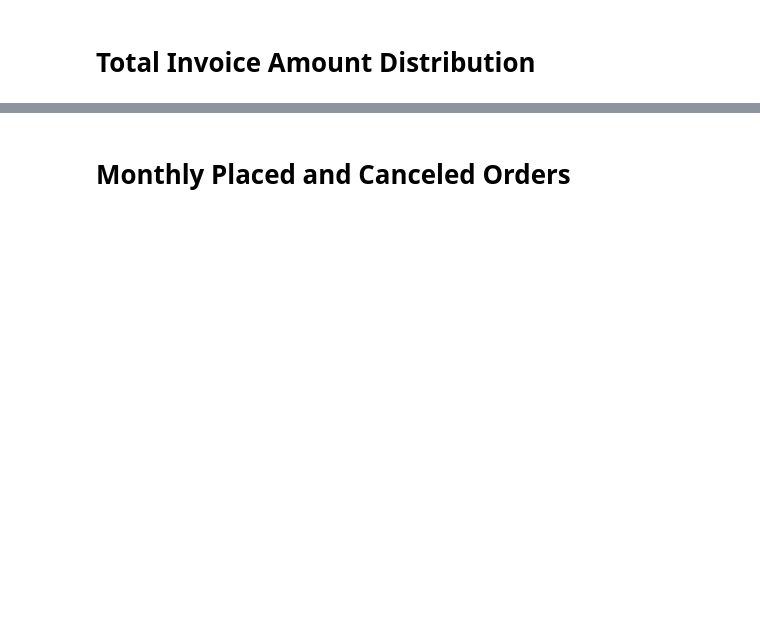
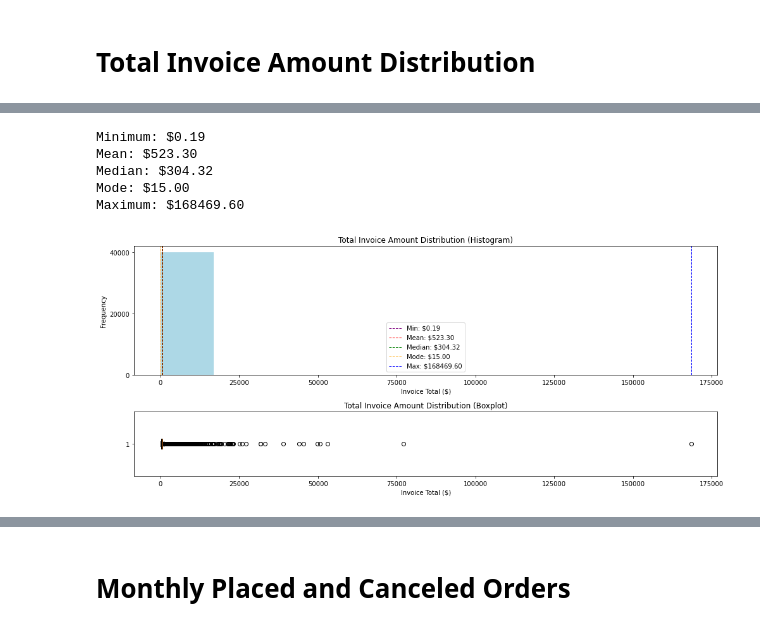
Before and after one commit to jarviscanada/jarvis_data_eng_CurtisLopes, a Jupyter notebook: python_data_analytics/retail_data_analytics_wrangling.ipynb, the cells around one changed output, grey strips where cells are left out. Cells and saved outputs as stored; diff of their text form; code cells hidden in the pictures; blank space fills up the shorter version.

Commit message:
Updating retail_data_analytics_wrangling

```diff
--- a/python_data_analytics/retail_data_analytics_wrangling.ipynb
+++ b/python_data_analytics/retail_data_analytics_wrangling.ipynb
@@ -139,0 +138,69 @@ retail_df.head()
+# %%
+# Write your code in one or more cells (please remove this line from your notebook)
+# Calcultate item-level total
+retail_df['item_total'] = retail_df['quantity'] * retail_df['unit_price']
+
+# Groupt by invoice number to calculate invoice total
+invoice_totals = retail_df.groupby('invoice_no')['item_total'].sum().reset_index()
+
+# Rename
+invoice_totals.rename(columns={'item_total': 'invoice_total'}, inplace=True)
+
+# Remove invoices with negative or zero totals
+invoice_totals = invoice_totals[invoice_totals['invoice_total'] > 0]
+
+# Basic data
+min_val = invoice_totals['invoice_total'].min()
+max_val = invoice_totals['invoice_total'].max()
+mean_val = invoice_totals['invoice_total'].mean()
+median_val = invoice_totals['invoice_total'].median()
+mode_val = invoice_totals['invoice_total'].mode()[0]
+
+# Format each value to exactly 2 decimal places as strings
+formatted_stats = {
+    "Minimum": f"{min_val:.2f}",
+    "Mean": f"{mean_val:.2f}",
+    "Median": f"{median_val:.2f}",
+    "Mode": f"{mode_val:.2f}",
+    "Maximum": f"{max_val:.2f}",
+}
+
+# Display
+for stat, value in formatted_stats.items():
+    print(f"{stat}: ${value}")
+
+
+# Graphs
+import matplotlib.pyplot as plt
+
+# Set up the figure
+fig, axes = plt.subplots(2, 1, figsize=(14, 6), gridspec_kw={'height_ratios': [2, 1]})
+
+# Histogram
+axes[0].hist(invoice_totals['invoice_total'], bins=10, color='lightblue')
+axes[0].axvline(min_val, color='purple', linestyle='dashed', linewidth=1, label=f"Min: ${min_val:.2f}")
+axes[0].axvline(mean_val, color='red', linestyle='dashed', linewidth=1, label=f"Mean: ${mean_val:.2f}")
+axes[0].axvline(median_val, color='green', linestyle='dashed', linewidth=1, label=f"Median: ${median_val:.2f}")
+axes[0].axvline(mode_val, color='orange', linestyle='dashed', linewidth=1, label=f"Mode: ${mode_val:.2f}")
+axes[0].axvline(max_val, color='blue', linestyle='dashed', linewidth=1, label=f"Max: ${max_val:.2f}")
+axes[0].set_title('Total Invoice Amount Distribution (Histogram)')
+axes[0].set_xlabel('Invoice Total ($)')
+axes[0].set_ylabel('Frequency')
+axes[0].set_yticks([0, 20000, 40000])
+axes[0].legend()
+
+# Boxplot
+axes[1].boxplot(invoice_totals['invoice_total'], vert=False, patch_artist=True, boxprops=dict(facecolor='lightblue'))
+axes[1].set_title('Total Invoice Amount Distribution (Boxplot)')
+axes[1].set_xlabel('Invoice Total ($)')
+
+# Show plots
+plt.tight_layout()
+plt.show()
+# %% [output]
+Minimum: $0.19
+Mean: $523.30
+Median: $304.32
+Mode: $15.00
+Maximum: $168469.60
+[figure, added]
```
Also changed, not shown: parts of 2 cells of this notebook.
